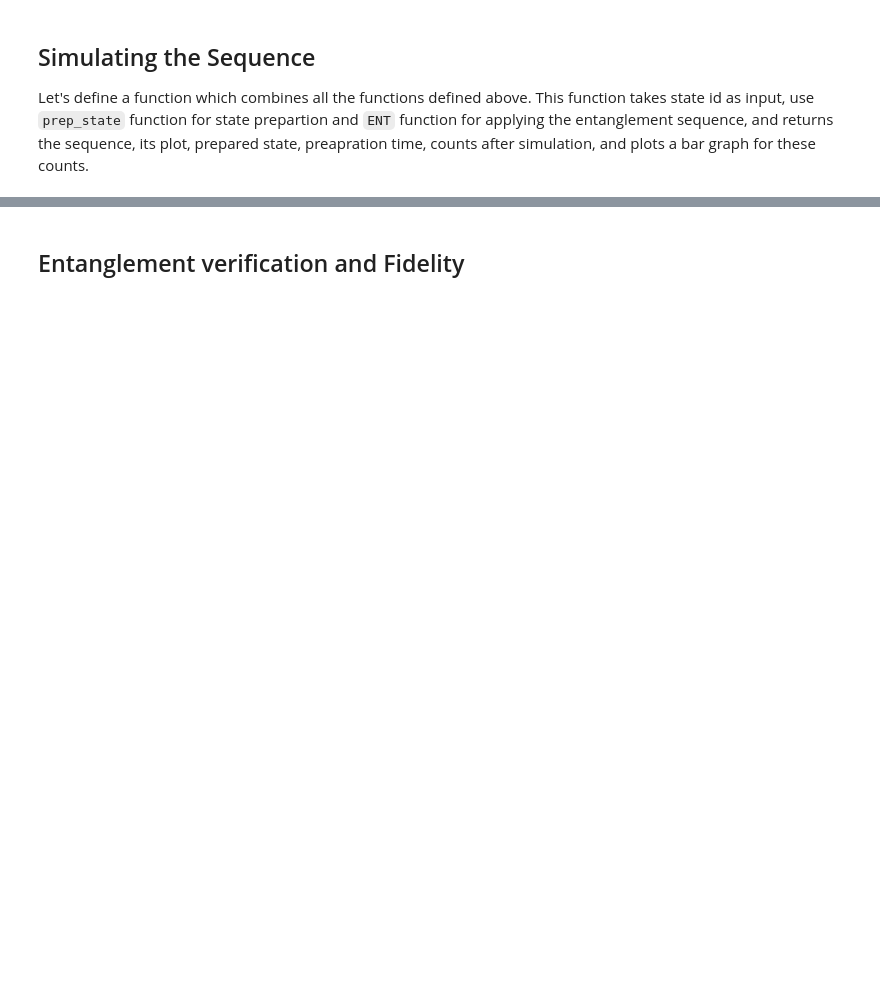
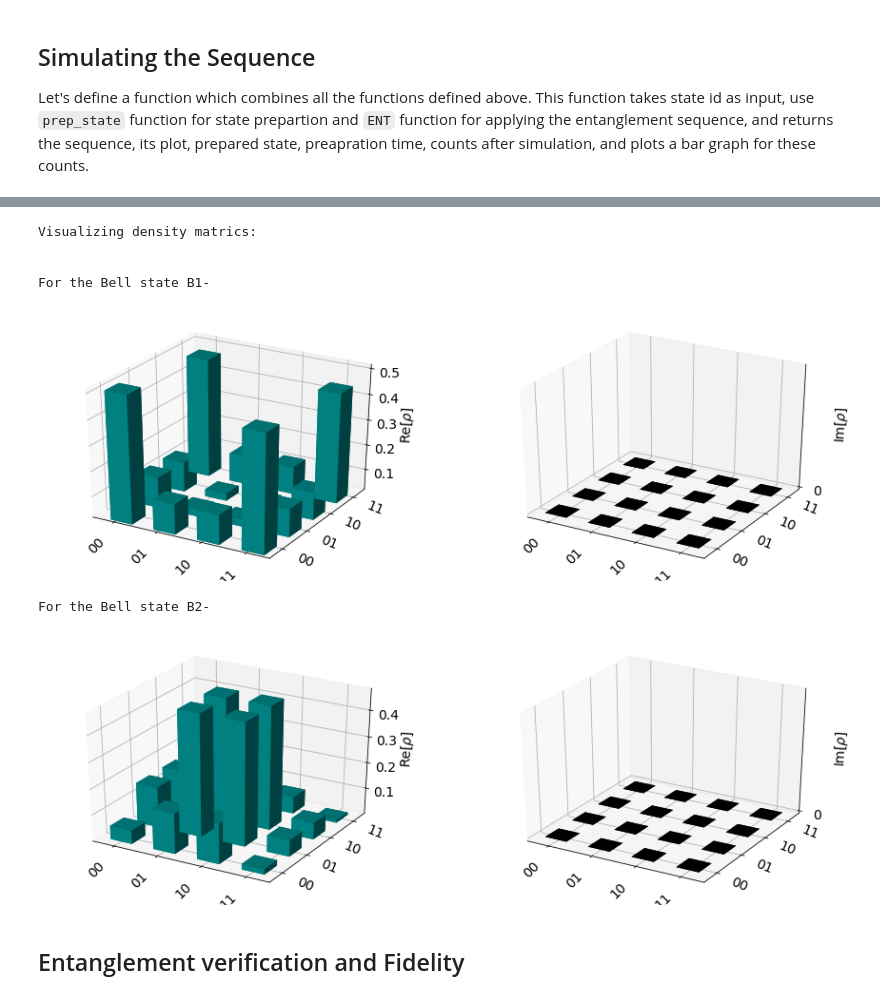
Before and after one commit to deveshq/Msc-Project, a Jupyter notebook: CZ_Entanglement.ipynb, the cells around one changed output, grey strips where cells are left out. Cells and saved outputs as stored; diff of their text form; code cells hidden in the pictures; blank space fills up the shorter version.

```diff
--- a/CZ_Entanglement.ipynb
+++ b/CZ_Entanglement.ipynb
@@ -258,13 +261,15 @@ Out_state
 # %%
 s = []
 d = []
-
-for i in range(len(Out_state)):
-  x = np.sqrt(Out_state[i].diag())
-  st = Qobj(x, dims = [[2, 2], [1, 1]], shape = (4, 1), type = 'ket')
-  dn = st * st.dag()
+print('\n\nOutput:')
+for i in range(len(Output)):
+  x = np.sqrt(Output[i].diag())
+  st = Statevector(x)
+  dn = DensityMatrix(st)
   s.append(st)
   d.append(dn)
-  print(f'Output state for Bell state B{i+1}:\n\n{st}')
-  print(f'\n\nDensity matrix corressponding to this state:\n\n{dn}\n\n\n')
+  print(f'\n\nStatevector for Bell state B{i+1}-')
+  display(array_to_latex(s[i]))
+  print(f'\nDensity matrix corressponding to this state-\n')
+  display(array_to_latex(d[i]))
 # %% [output]
@@ -288,3 +309,16 @@ Density matrix corressponding to this state:
+# %%
+print('\nVisualizing density matrics:\n')
+for i in range(len(Output)):
+  print(f'\nFor the Bell state B{i+1}-')
+  display(plot_state_city(d[i], title='', figsize=[15,5], alpha = 1, color=['teal','black']))
+# %% [output]
+Visualizing density matrics:
+
+
+For the Bell state B1-
+[figure, added]
+For the Bell state B2-
+[figure, added]
 # %% [markdown]
 ## Entanglement verification and Fidelity
 # %% [markdown]
```
Also changed, not shown: parts of 22 cells of this notebook.
